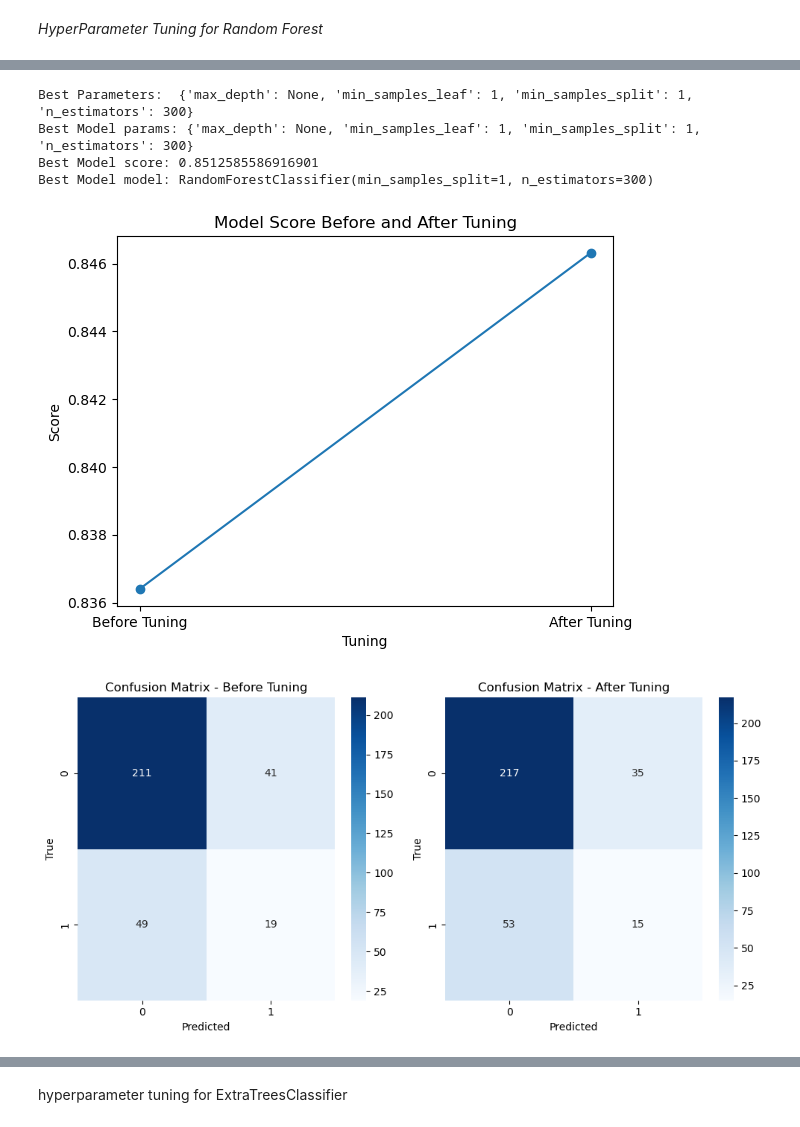
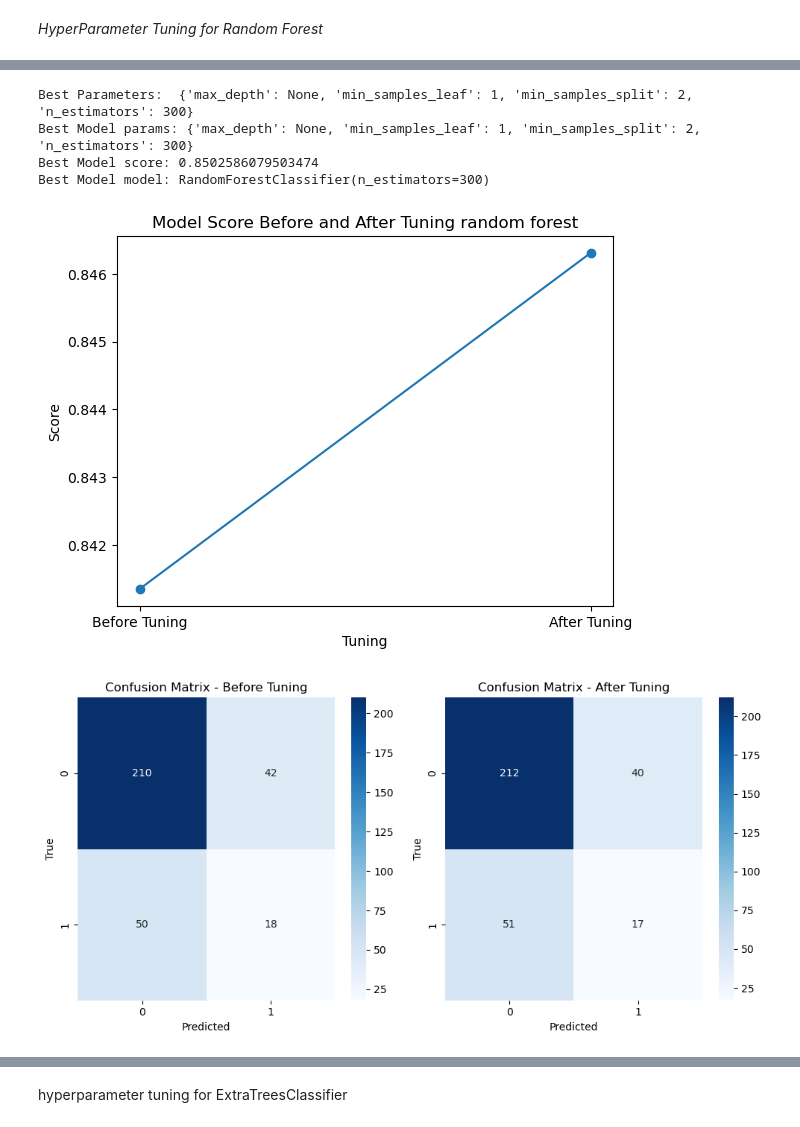
Before and after one commit to ahmakhoo/AIML-CA1, a Jupyter notebook: AIML/CA1/CA1 code - redo.ipynb, the cells around one changed output, grey strips where cells are left out. Drawn from its saved outputs; the diff is of its cells as text; code cells hidden in the pictures.

```diff
--- a/AIML/CA1/CA1 code - redo.ipynb
+++ b/AIML/CA1/CA1 code - redo.ipynb
@@ -275,7 +308,7 @@ steps
 - Through the analysis of the data we can see that there might be some errors in the dataset as when the bill exceeds the credit limit the person doesn't default payment in some cases
 # %%
 df = pd.read_csv('../CA1/credit_dataset.csv')
-df = df.drop('Customer ID', axis=1)
+# df = df.drop('Customer ID', axis=1)
 # %%
 # # Feature engineering
 # df['Total_Amount_Owed'] = (df['Bill_Amount1'] + df['Bill_Amount2'] + df['Bill_Amount3']) - (df['Pay_Amount1'] + df['Pay_Amount2'] + df['Pay_Amount3'])
@@ -752,12 +889,12 @@ pivot_df
 # %%
 dummy = DummyClassifier(strategy="stratified")
-dummy.fit(X_resampled, y_resampled)
+dummy.fit(X_train, X_train)
 # y_pred = dummy_clf.predict(X_test)
-print(f"Accuracy Score :{dummy.score(X_resampled, y_resampled)}")
+# print(f"Accuracy Score :{dummy.score(X_train, y_train)}")
 scores = cross_validate(
     dummy,
-    X_resampled,
-    y_resampled,
+    X_train,
+    y_train,
     cv=5,
     scoring = scoring,
 )
@@ -936,7 +1072,7 @@ param_grid = {
 
 grid_search = GridSearchCV(model, param_grid, cv=5, scoring='recall')
 
-grid_search.fit(X_resampled, y_resampled)
+grid_search.fit(X_train, y_train)
 
 # Step 6: Access the best parameters and best score
 best_params = grid_search.best_params_
@@ -954,31 +1090,31 @@ print("Best Model params:", best_params)
 print("Best Model score:", best_score)
 print("Best Model model:", best_model)
 # %% [output]
-Best Parameters:  {'max_depth': None, 'min_samples_leaf': 1, 'min_samples_split': 1, 'n_estimators': 300}
-Best Model params: {'max_depth': None, 'min_samples_leaf': 1, 'min_samples_split': 1, 'n_estimators': 300}
-Best Model score: 0.8512585586916901
-Best Model model: RandomForestClassifier(min_samples_split=1, n_estimators=300)
+Best Parameters:  {'max_depth': None, 'min_samples_leaf': 1, 'min_samples_split': 2, 'n_estimators': 300}
+Best Model params: {'max_depth': None, 'min_samples_leaf': 1, 'min_samples_split': 2, 'n_estimators': 300}
+Best Model score: 0.8502586079503474
+Best Model model: RandomForestClassifier(n_estimators=300)
 # %%
 # model1 = RandomForestClassifier(min_samples_leaf=1, n_estimators=300)
 model1 = RandomForestClassifier(**best_params)
 model2 = RandomForestClassifier()
 
-model1.fit(X_resampled, y_resampled)
-model2.fit(X_resampled, y_resampled)
+model1.fit(X_train, y_train)
+model2.fit(X_train, y_train)
 
-scores_before_tuning = cross_val_score(model2, X_resampled, y_resampled, scoring='recall')
-scores_after_tuning = cross_val_score(model1, X_resampled, y_resampled, scoring='recall')
+scores_before_tuning = cross_val_score(model2, X_train, y_train, scoring='recall')
+scores_after_tuning = cross_val_score(model1, X_train, y_train, scoring='recall')
 
 labels = ['Before Tuning', 'After Tuning']
 scores = [scores_before_tuning.mean(), scores_after_tuning.mean()]
 
 plt.plot(labels, scores, marker='o')
 plt.xlabel('Tuning')
 plt.ylabel('Score')
-plt.title('Model Score Before and After Tuning')
+plt.title('Model Score Before and After Tuning random forest')
 plt.show()
 # %% [output]
-[figure, old version]
+[figure, new version]
 # %%
 # Predictions before tuning
 y_pred_before_tuning = model2.predict(X_test)
@@ -1008,7 +1144,7 @@ axs[1].set_ylabel('True')
 plt.tight_layout()
 plt.show()
 # %% [output]
-[figure, old version]
+[figure, new version]
 # %%
 # model = ExtraTreesClassifier(**best_params)
 y_pred_proba = model1.predict_proba(X_test)[:, 1]
```
Also changed, not shown: parts of 47 cells of this notebook, 2 other files.
